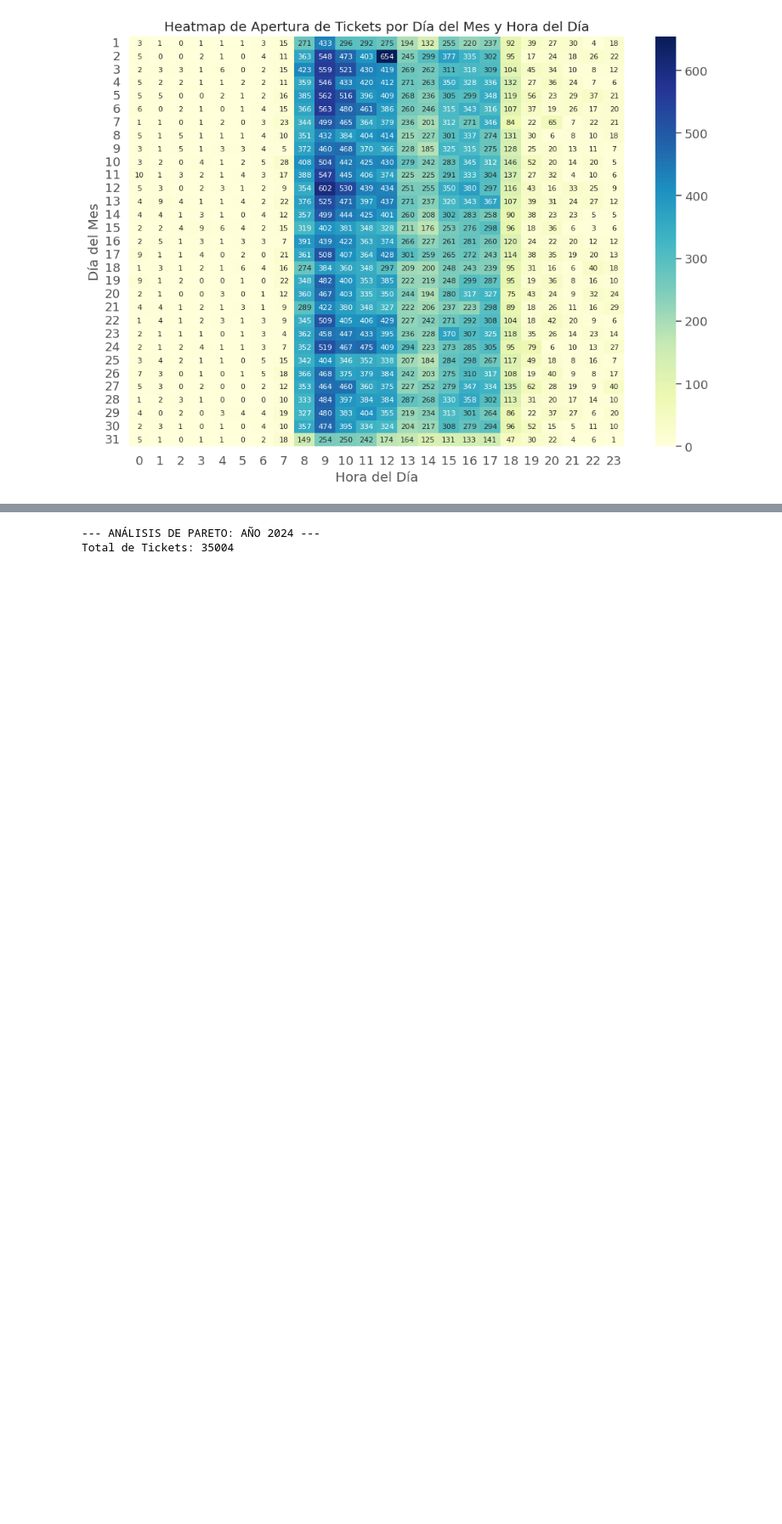
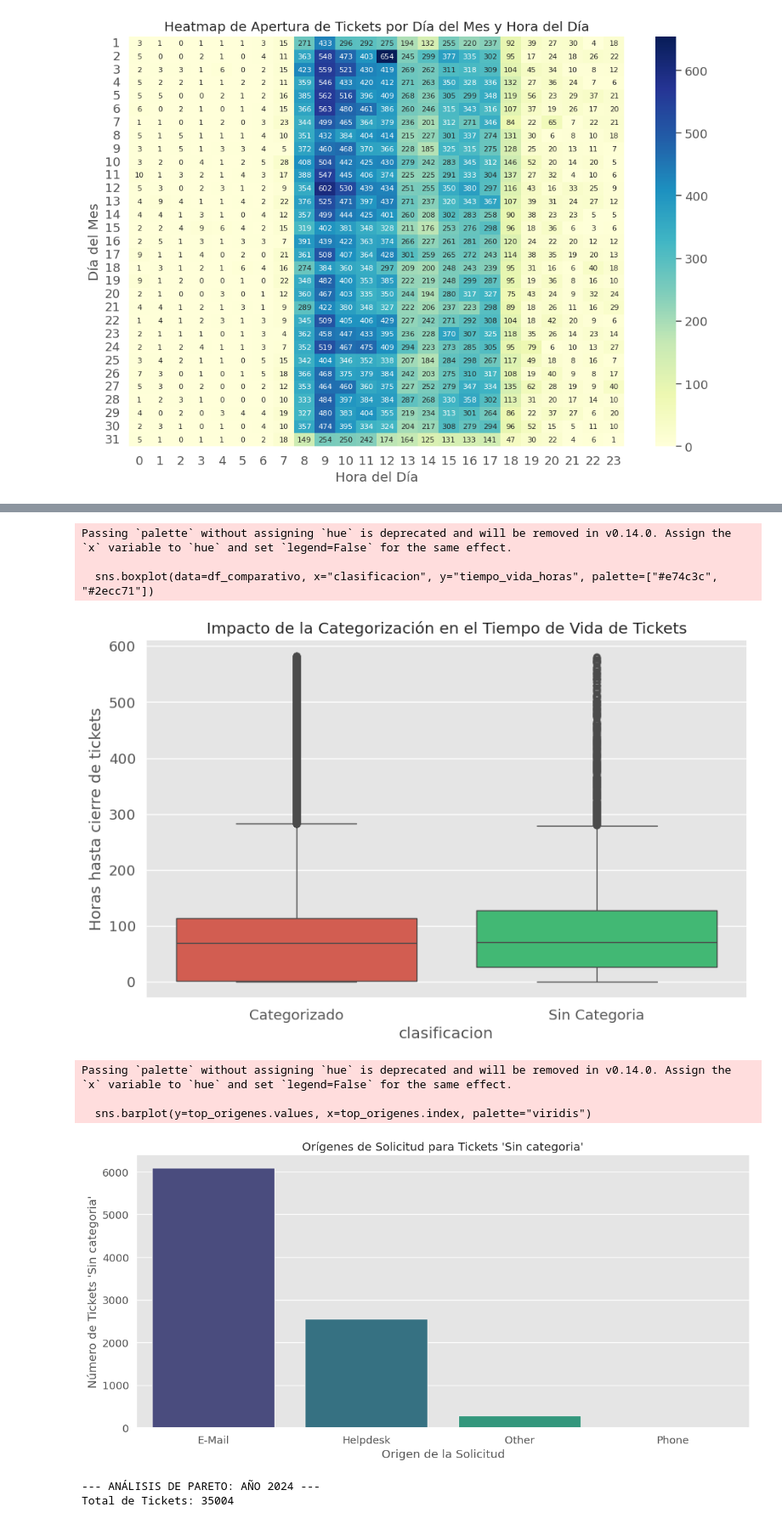
Before and after one commit to NicoFuentese/historical-analysis-management-tickets, a Jupyter notebook: notebooks/3.0-analisis-exploratorio.ipynb, the cells around one changed output, grey strips where cells are left out. Shown at 85% size. Saved outputs shown, nothing was run; the diff lists cells and outputs as text; code cells hidden in the pictures; blank space fills up the shorter version.

```diff
--- a/notebooks/3.0-analisis-exploratorio.ipynb
+++ b/notebooks/3.0-analisis-exploratorio.ipynb
@@ -155,3 +289,36 @@ plot_heatmap(pivot_hora_dia_mes,
+# %%
+#Boxplot  impacto de tiempos de No Categorizar tickets
+df_comparativo = df_all[df_all["tiempo_vida_horas"] < q95].copy()
+df_comparativo["clasificacion"] = df_comparativo["area"].apply(
+    lambda x: "Sin Categoria" if x == "Sin Categoria" else "Categorizado")
+
+plt.figure(figsize=(10, 6))
+sns.boxplot(data=df_comparativo, x="clasificacion", y="tiempo_vida_horas", palette=["#e74c3c", "#2ecc71"])
+plt.title('Impacto de la Categorización en el Tiempo de Vida de Tickets')
+plt.ylabel("Horas hasta cierre de tickets")
+plt.show()
+
+#Que origen tienen los tickets sin categoria
+col_origen = [c for c in df_all.columns if 'origen_de_la_solicitud' in c.lower()]
+if col_origen:
+    col = col_origen[0] # Usamos la primera coincidencia
+    top_origenes = df_sin_cat[col].value_counts().head(10)
+
+    sns.barplot(y=top_origenes.values, x=top_origenes.index, palette="viridis")
+    plt.title("Orígenes de Solicitud para Tickets 'Sin categoria'")
+    plt.ylabel("Número de Tickets 'Sin categoria'")
+    plt.xlabel("Origen de la Solicitud")
+    plt.tight_layout()
+    plt.show()
+# %% [output]
+Passing `palette` without assigning `hue` is deprecated and will be removed in v0.14.0. Assign the `x` variable to `hue` and set `legend=False` for the same effect.
+
+  sns.boxplot(data=df_comparativo, x="clasificacion", y="tiempo_vida_horas", palette=["#e74c3c", "#2ecc71"])
+[figure, added]
+Passing `palette` without assigning `hue` is deprecated and will be removed in v0.14.0. Assign the `x` variable to `hue` and set `legend=False` for the same effect.
+
+  sns.barplot(y=top_origenes.values, x=top_origenes.index, palette="viridis")
+[figure, added]
 # %%
 import matplotlib.pyplot as plt
 import seaborn as sns
```
Also changed, not shown: parts of 4 cells of this notebook, 6 other files.
